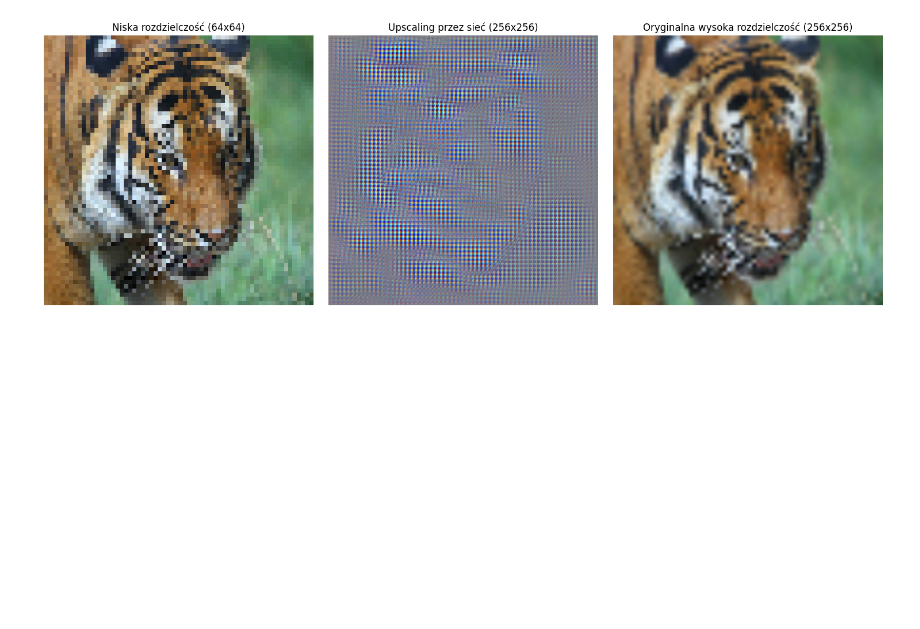
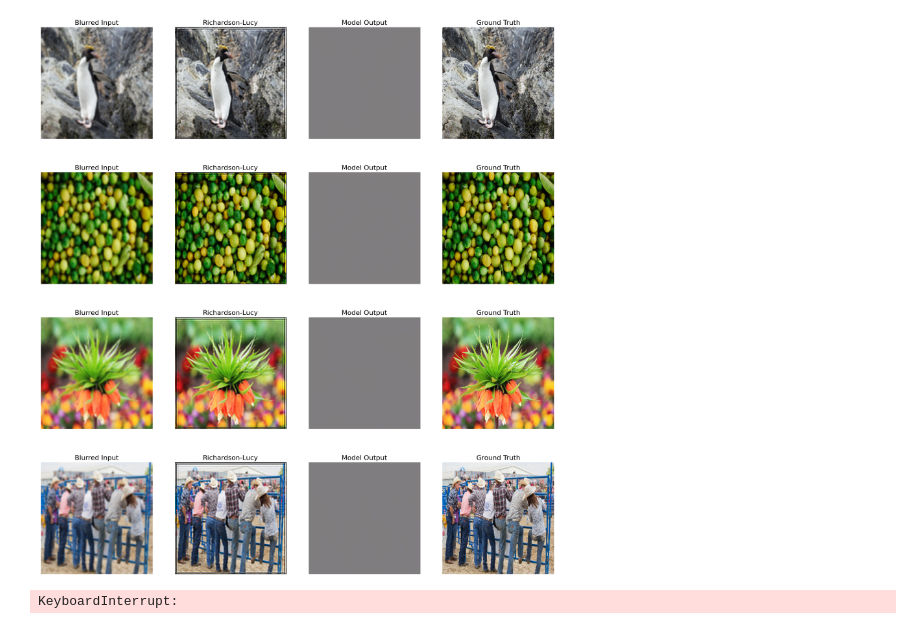
Before and after one commit to AndFirst/SIGK, a Jupyter notebook: 01_modyfikacja_obrazow/3.ipynb, the cells around one changed output. Saved outputs shown, nothing was run; the diff lists cells and outputs as text; code cells hidden in the pictures; blank space fills up the shorter version.

```diff
--- a/01_modyfikacja_obrazow/3.ipynb
+++ b/01_modyfikacja_obrazow/3.ipynb
@@ -416,6 +0,0 @@ def visualize_results(model, test_image_path, device="cuda"):
-# %%
-# Testowanie modelu na przykładowym obrazie
-test_image_path = "images_64/0010.png"
-visualize_results(generator, test_image_path, device)
-# %% [output]
-[figure, removed]
@@ -421,0 +249,23 @@ visualize_results(generator, test_image_path, device)
+# %%
+train_folder = os.getcwd() + "/DIV2K_train_HR"
+val_folder = os.getcwd() + "/DIV2K_valid_HR"
+transform = transforms.Compose([transforms.ToTensor()])
+
+batch_size = 4
+
+train_dataset = DeblurringDataset(train_folder, transform)
+val_dataset = DeblurringDataset(val_folder, transform)
+
+train_loader = DataLoader(train_dataset, batch_size=batch_size, shuffle=True)
+val_loader = DataLoader(val_dataset, batch_size=batch_size, shuffle=False)
+
+model = DeblurCNN()
+criterion = nn.MSELoss()
+optimizer = optim.Adam(model.parameters(), lr=0.001)
+
+visualize_results(model, val_loader)
+
+train(model, train_loader, val_loader, criterion, optimizer, num_epochs=5)
+# %% [output]
+[figure, added]
+KeyboardInterrupt:
```
Also changed, not shown: parts of 11 cells of this notebook.
